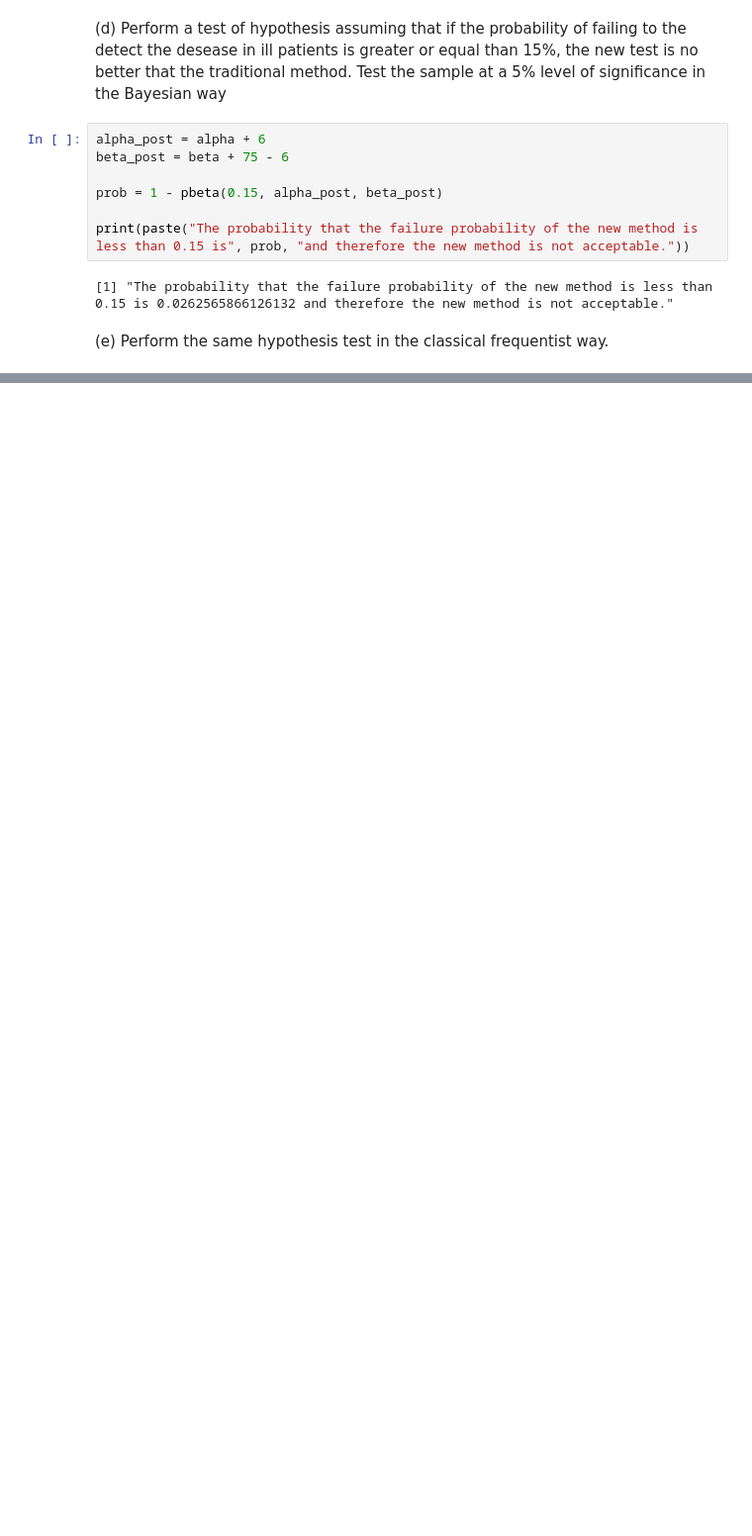
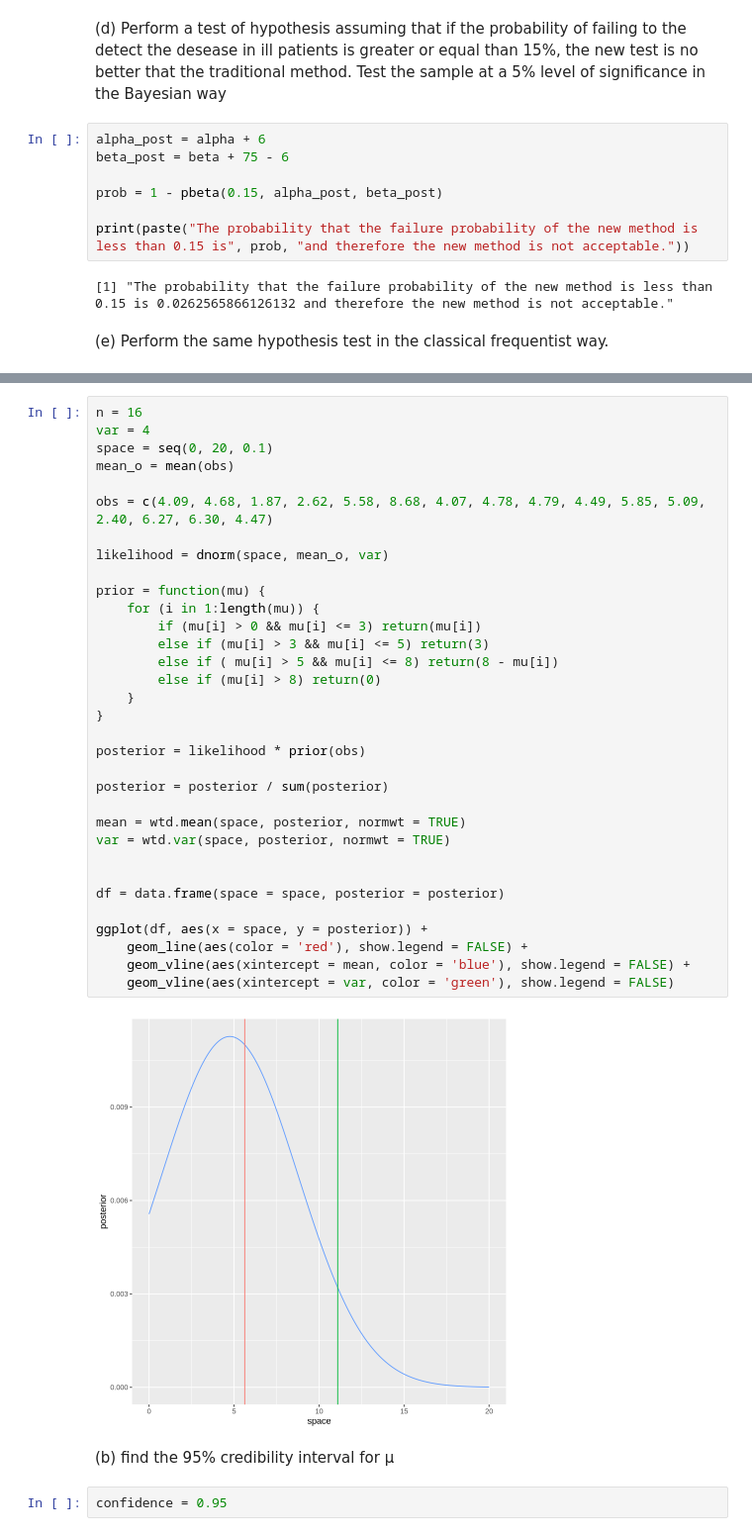
Before and after one commit to pietromalagoli/asp, a Jupyter notebook: code/lab04/Malagoli_Pietro_RLab04.ipynb, the cells around one changed output, grey strips where cells are left out. Shown at 99% size. Cells and saved outputs as stored; diff of their text form; blank space fills up the shorter version.

```diff
--- a/code/lab04/Malagoli_Pietro_RLab04.ipynb
+++ b/code/lab04/Malagoli_Pietro_RLab04.ipynb
@@ -99,0 +107,39 @@ print(paste("Since the value of p is ", p, "< 0.15 we reject the hyptohesis that
+# %%
+n = 16
+var = 4
+space = seq(0, 20, 0.1)
+mean_o = mean(obs)
+
+obs = c(4.09, 4.68, 1.87, 2.62, 5.58, 8.68, 4.07, 4.78, 4.79, 4.49, 5.85, 5.09, 2.40, 6.27, 6.30, 4.47)
+
+likelihood = dnorm(space, mean_o, var)
+
+prior = function(mu) {
+    for (i in 1:length(mu)) {
+        if (mu[i] > 0 && mu[i] <= 3) return(mu[i])
+        else if (mu[i] > 3 && mu[i] <= 5) return(3)
+        else if ( mu[i] > 5 && mu[i] <= 8) return(8 - mu[i])
+        else if (mu[i] > 8) return(0)
+    }
+}
+
+posterior = likelihood * prior(obs)
+
+posterior = posterior / sum(posterior)
+
+mean = wtd.mean(space, posterior, normwt = TRUE)
+var = wtd.var(space, posterior, normwt = TRUE)
+
+
+df = data.frame(space = space, posterior = posterior)
+
+ggplot(df, aes(x = space, y = posterior)) +
+    geom_line(aes(color = 'red'), show.legend = FALSE) +
+    geom_vline(aes(xintercept = mean, color = 'blue'), show.legend = FALSE) +
+    geom_vline(aes(xintercept = var, color = 'green'), show.legend = FALSE)
+# %% [output]
+[figure, added]
+# %% [markdown]
+(b) find the 95% credibility interval for μ
+# %%
+confidence = 0.95
```
Also changed, not shown: parts of 3 cells of this notebook.
